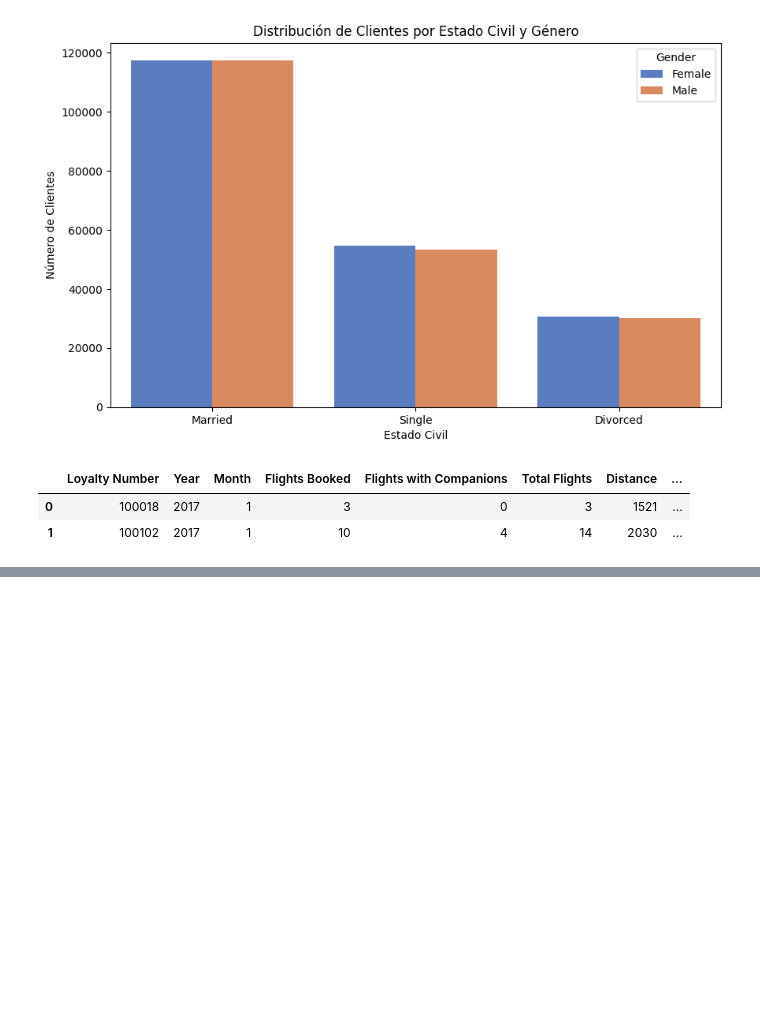
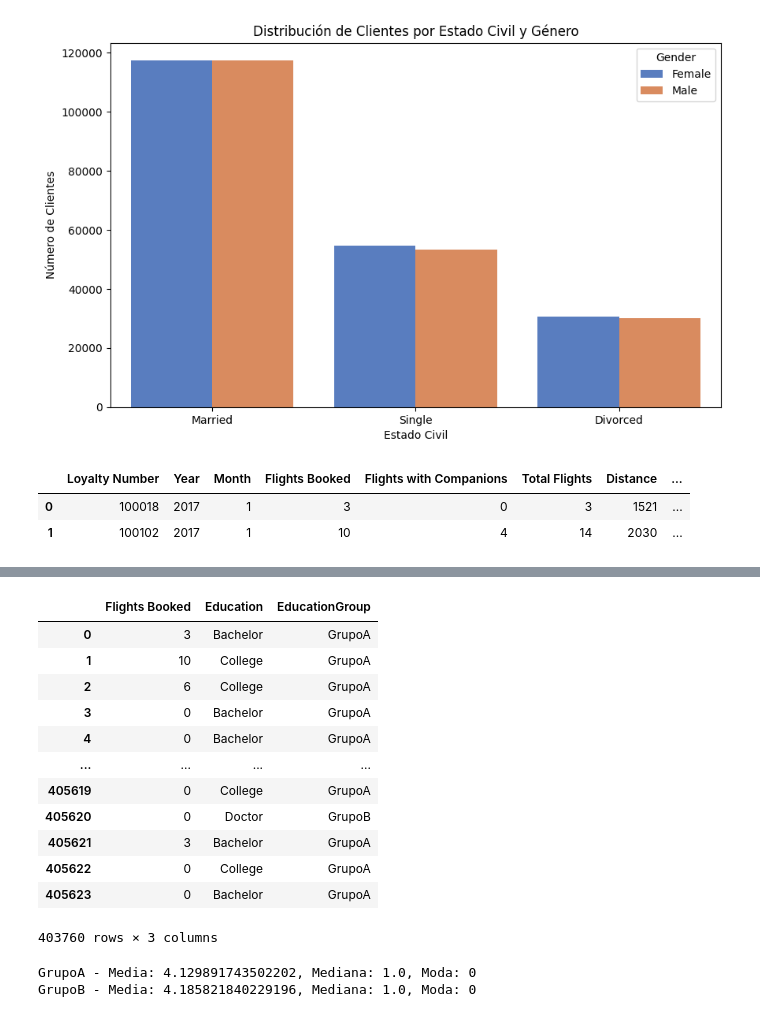
Before and after one commit to Adalab/bda-modulo-3-evaluacion-final-carazh, a Jupyter notebook: trabajo.ipynb, the cells around one changed output, grey strips where cells are left out. Drawn from its saved outputs; the diff is of its cells as text; code cells hidden in the pictures; blank space fills up the shorter version.

```diff
--- a/trabajo.ipynb
+++ b/trabajo.ipynb
@@ -781,0 +779,34 @@ df_sin_dup.head(2)
+# %%
+df_fil
+# %% [output]
+|  | Flights Booked | Education | EducationGroup |
+| 0 | 3 | Bachelor | GrupoA |
+| 1 | 10 | College | GrupoA |
+| 2 | 6 | College | GrupoA |
+| 3 | 0 | Bachelor | GrupoA |
+| 4 | 0 | Bachelor | GrupoA |
+| ... | ... | ... | ... |
+| 405619 | 0 | College | GrupoA |
+| 405620 | 0 | Doctor | GrupoB |
+| 405621 | 3 | Bachelor | GrupoA |
+| 405622 | 0 | College | GrupoA |
+| 405623 | 0 | Bachelor | GrupoA |
+403760 rows × 3 columns
+# %%
+# Medidas de estadistica descriptiva
+grupo_A = df_fil[df_fil['EducationGroup'] == 'GrupoA']['Flights Booked']
+grupo_B = df_fil[df_fil['EducationGroup'] == 'GrupoB']['Flights Booked']
+# Media
+media_A = grupo_A.mean()
+media_B = grupo_B.mean()
+# Mediana
+mediana_A = grupo_A.median()
+mediana_B = grupo_B.median()
+# Moda
+moda_A = grupo_A.mode()[0]  # mode() devuelve una serie, tomamos el primer valor
+moda_B = grupo_B.mode()[0]  # mode() devuelve una serie, tomamos el primer valor
+print(f"GrupoA - Media: {media_A}, Mediana: {mediana_A}, Moda: {moda_A}")
+print(f"GrupoB - Media: {media_B}, Mediana: {mediana_B}, Moda: {moda_B}")
+# %% [output]
+GrupoA - Media: 4.129891743502202, Mediana: 1.0, Moda: 0
+GrupoB - Media: 4.185821840229196, Mediana: 1.0, Moda: 0
```
Also changed, not shown: parts of 17 cells of this notebook.
